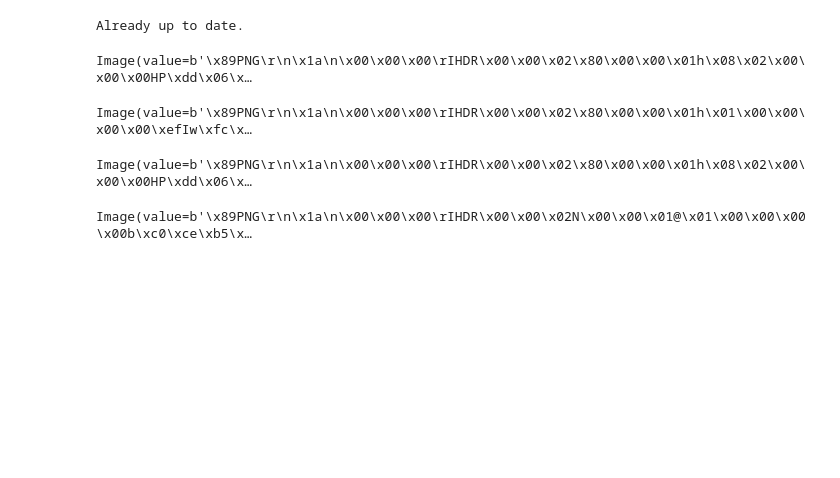
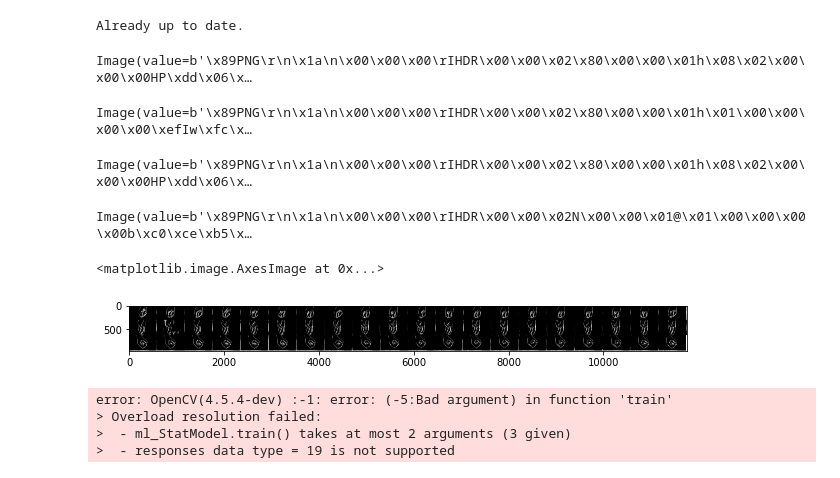
Before and after one commit to ShaneHoughton/asl_computer_vision, a Jupyter notebook: final_project_asl.ipynb, the cells around one changed output. Saved outputs shown, nothing was run; the diff lists cells and outputs as text; code cells hidden in the pictures; blank space fills up the shorter version.

Commit message:
training

```diff
--- a/final_project_asl.ipynb
+++ b/final_project_asl.ipynb
@@ -222,0 +262,6 @@ Image(value=b'\x89PNG\r\n\x1a\n\x00\x00\x00\rIHDR\x00\x00\x02N\x00\x00\x01@\x01\
+# %%
+alphabet_im = io.imread('LabelsPage.png')
+plt.imshow(alphabet_im)
+# %% [output]
+<matplotlib.image.AxesImage at 0x...>
+[figure, added]
@@ -222,0 +270,8 @@ Image(value=b'\x89PNG\r\n\x1a\n\x00\x00\x00\rIHDR\x00\x00\x02N\x00\x00\x01@\x01\
+# %%
+knn = cv2.ml.KNearest_create()
+knn.train(fv, cv2.ml.ROW_SAMPLE, lbls)
+# %% [output]
+error: OpenCV(4.5.4-dev) :-1: error: (-5:Bad argument) in function 'train'
+> Overload resolution failed:
+>  - ml_StatModel.train() takes at most 2 arguments (3 given)
+>  - responses data type = 19 is not supported
```
Also changed, not shown: parts of 2 cells of this notebook, 1 other file.
